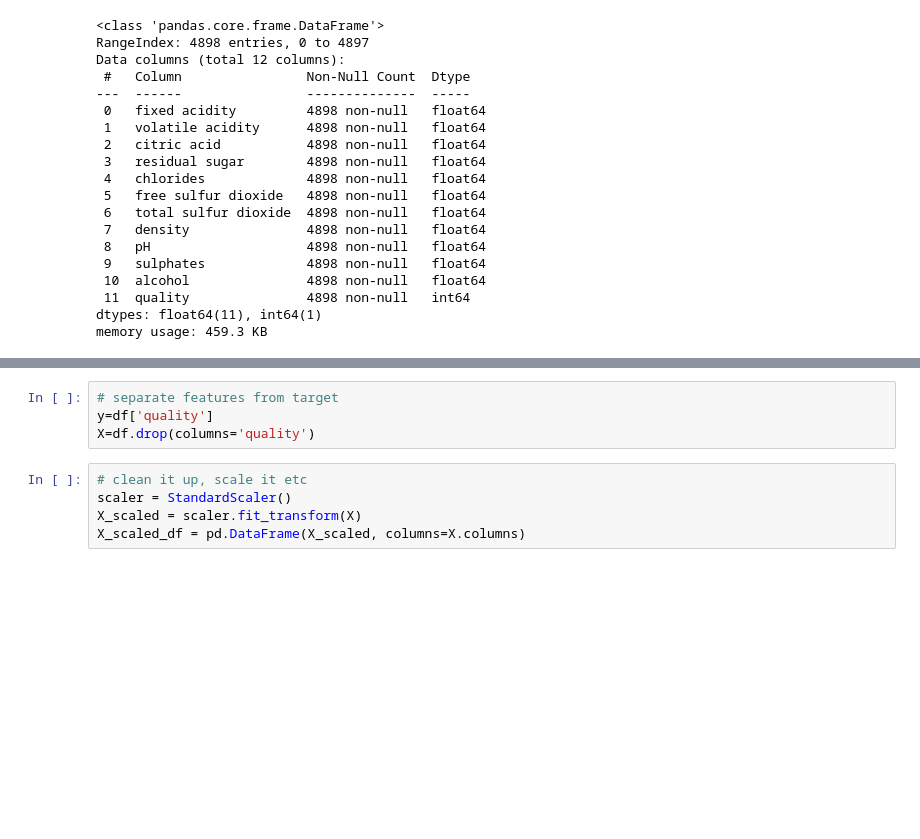
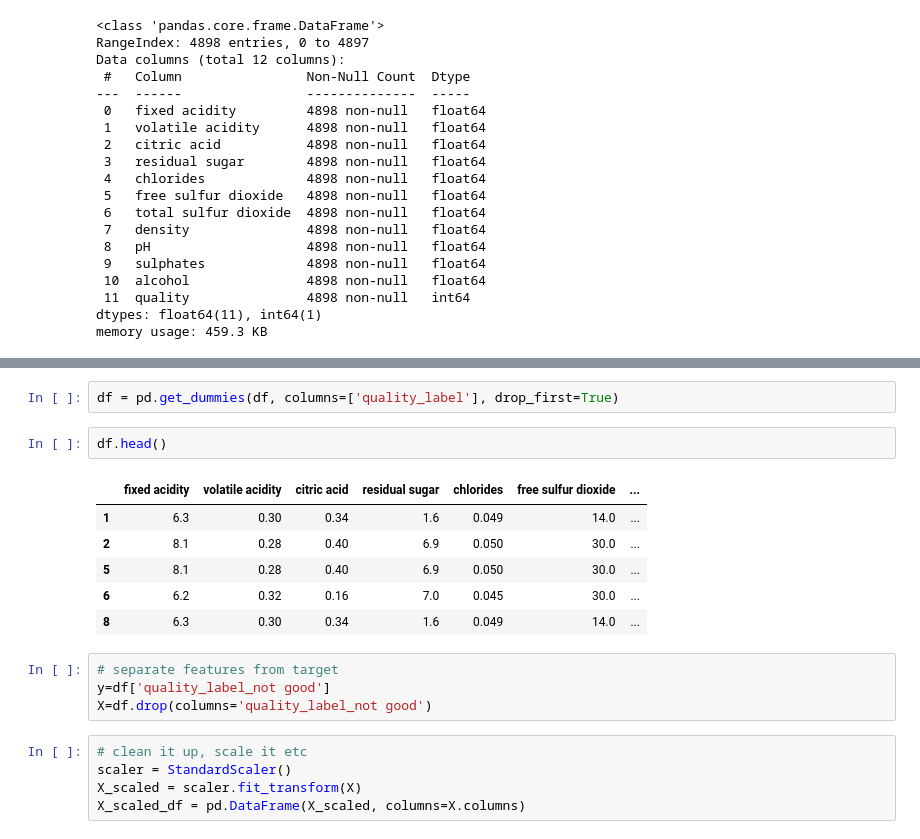
Before and after one commit to Robotrousers/Project4, a Jupyter notebook: VinoVista.ipynb, the cells around one changed output, grey strips where cells are left out. Cells and saved outputs as stored; diff of their text form; blank space fills up the shorter version.

```diff
--- a/VinoVista.ipynb
+++ b/VinoVista.ipynb
@@ -40,7 +68,18 @@ memory usage: 459.3 KB
+# %%
+df = pd.get_dummies(df, columns=['quality_label'], drop_first=True)
+# %%
+df.head()
+# %% [output]
+|  | fixed acidity | volatile acidity | citric acid | residual sugar | chlorides | free sulfur dioxide | ... |
+| 1 | 6.3 | 0.30 | 0.34 | 1.6 | 0.049 | 14.0 | ... |
+| 2 | 8.1 | 0.28 | 0.40 | 6.9 | 0.050 | 30.0 | ... |
+| 5 | 8.1 | 0.28 | 0.40 | 6.9 | 0.050 | 30.0 | ... |
+| 6 | 6.2 | 0.32 | 0.16 | 7.0 | 0.045 | 30.0 | ... |
+| 8 | 6.3 | 0.30 | 0.34 | 1.6 | 0.049 | 14.0 | ... |
 # %%
 # separate features from target
-y=df['quality']
-X=df.drop(columns='quality')
+y=df['quality_label_not good']
+X=df.drop(columns='quality_label_not good')
 # %%
 # clean it up, scale it etc
 scaler = StandardScaler()
```
Also changed, not shown: parts of 14 cells of this notebook.
